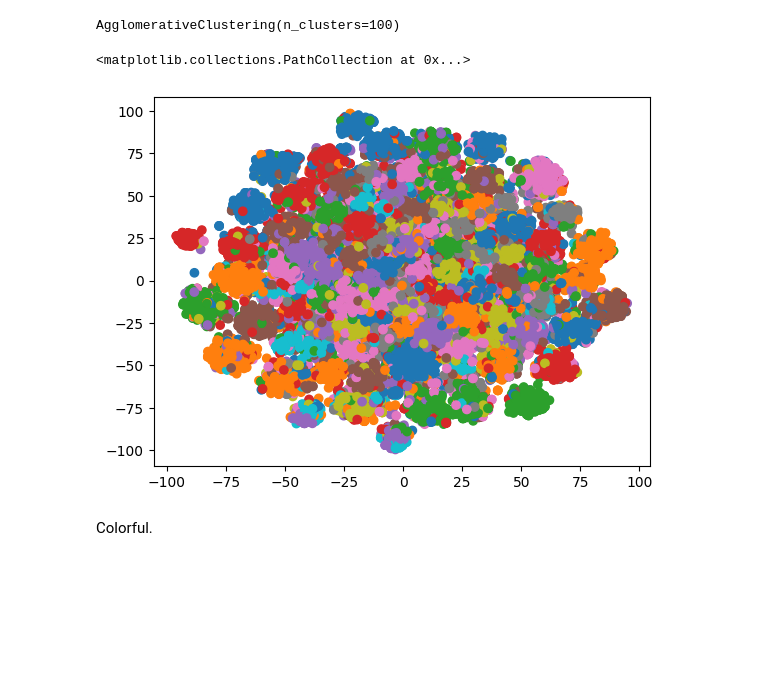
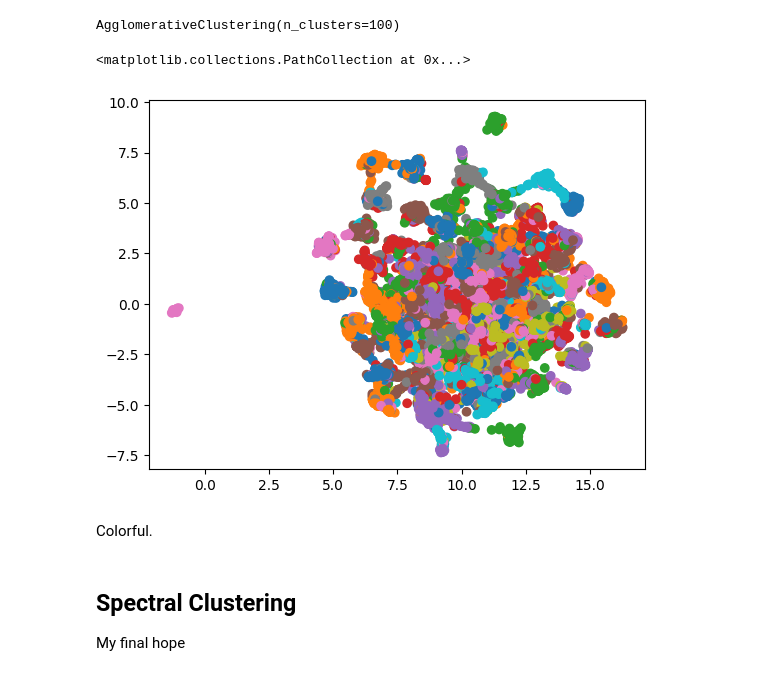
Before and after one commit to srjheam/ufes-cdados-movie-synopsis-clustering, a Jupyter notebook: main.ipynb, the cells around one changed output. Saved outputs shown, nothing was run; the diff lists cells and outputs as text; code cells hidden in the pictures; blank space fills up the shorter version.

```diff
--- a/main.ipynb
+++ b/main.ipynb
@@ -338,18 +337,17 @@ def identity(x):
 # %%
 vectorizer = TfidfVectorizer(
     # adjust for the preprocessed tokenized text
-    analyzer=identity,
-    token_pattern=None,
+    token_pattern=r'(?u)\b\w+\b',
     lowercase=False,
 
-    ngram_range=(1, 2),
+    #ngram_range=(1, 2),
     max_df=.5,
     min_df=5,
 
     #sublinear_tf=True,
 )
 
-X_tfidf = vectorizer.fit_transform(df['sinopse_tokens'])
+X_tfidf = vectorizer.fit_transform(df['sinopse_tokens_str'])
 # %%
 feature_names = vectorizer.get_feature_names_out()
 
@@ -493 +488,4 @@ X_tsne = tsne.fit_transform(X_nmf)
+# %%
+umap = UMAP(n_components=2)
+X_umap = umap.fit_transform(X_nmf)
 # %%
@@ -615,8 +632,8 @@ Although I think that this is very promising.
 
 Now I'll just count the islands in my head and try again.
 # %%
-m_nmf = AgglomerativeClustering(n_clusters=30, linkage='ward')
-m_nmf.fit(X_nmf)
+m_nmf_30 = AgglomerativeClustering(n_clusters=30, linkage='ward')
+m_nmf_30.fit(X_nmf)
 # %% [output]
 AgglomerativeClustering(n_clusters=30)
 # %%
@@ -629,14 +646,18 @@ Ok, it seems that the satellites continue in the same group but increasing the n
 
 I'll go with 100 clusters.
 # %%
-m_nmf = AgglomerativeClustering(n_clusters=100, linkage='ward')
-m_nmf.fit(X_nmf)
+m_nmf_100 = AgglomerativeClustering(n_clusters=100, linkage='ward')
+m_nmf_100.fit(X_nmf)
 # %% [output]
 AgglomerativeClustering(n_clusters=100)
 # %%
-plt.scatter(X_tsne[:, 0], X_tsne[:, 1], c=m_nmf.labels_, cmap='tab10')
+plt.scatter(X_umap[:, 0], X_umap[:, 1], c=m_nmf_100.labels_, cmap='tab10')
 # %% [output]
 <matplotlib.collections.PathCollection at 0x...>
-[figure, old version]
+[figure, new version]
 # %% [markdown]
 Colorful.
+# %% [markdown]
+## Spectral Clustering
+
+My final hope
```
Also changed, not shown: parts of 68 cells of this notebook, 1 other file.
